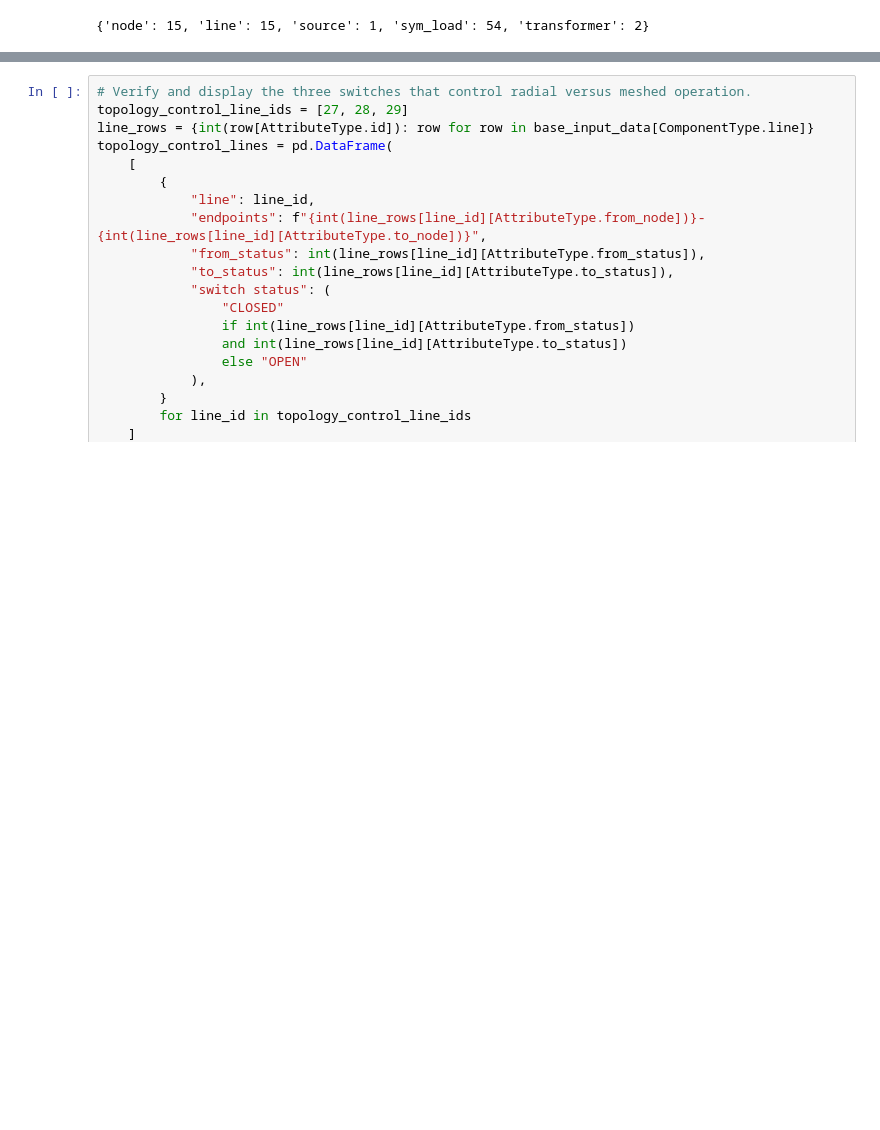
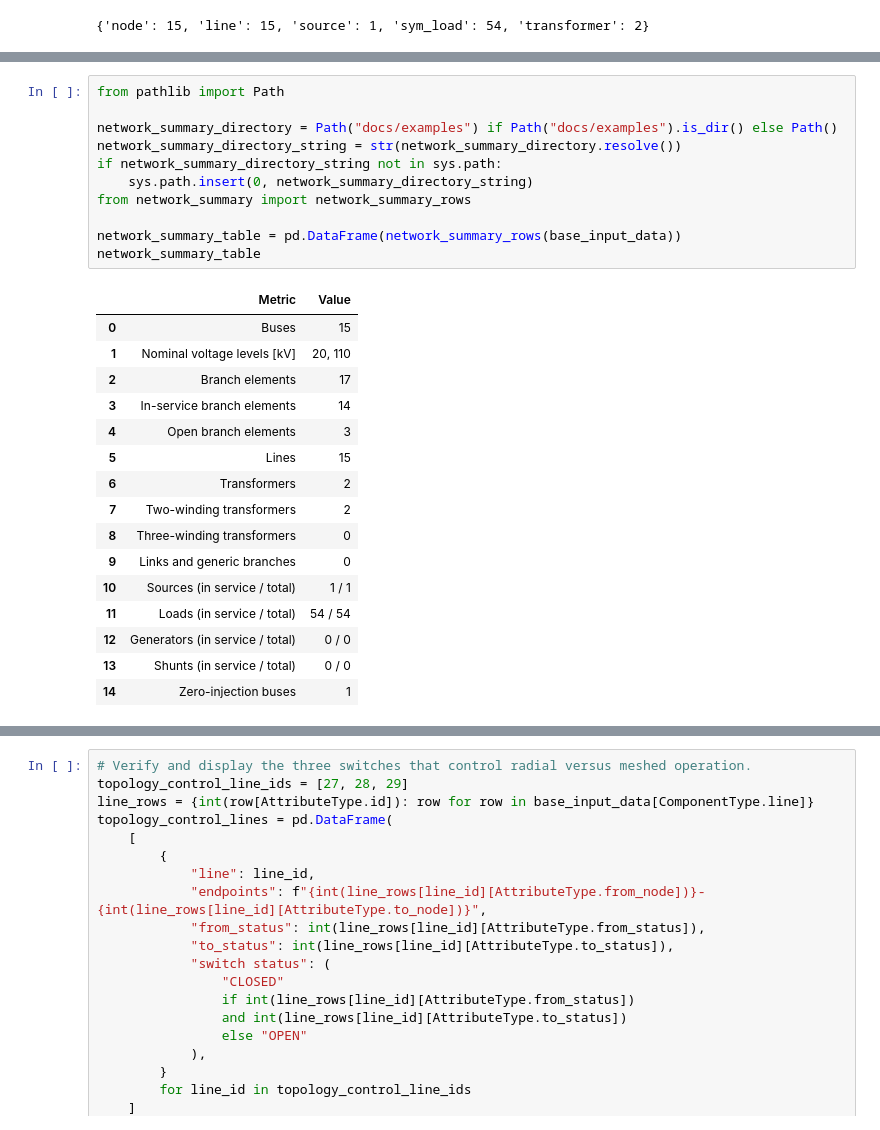
Before and after one commit to Plusero/power-grid-model, a Jupyter notebook: docs/examples/CIGRE MV State Estimation UQ Example.ipynb, the cells around one changed output, grey strips where cells are left out. Drawn from its saved outputs; the diff is of its cells as text; blank space fills up the shorter version.

```diff
--- a/docs/examples/CIGRE MV State Estimation UQ Example.ipynb
+++ b/docs/examples/CIGRE MV State Estimation UQ Example.ipynb
@@ -441,3 +445,31 @@ print({str(component): len(values) for component, values in base_input_data.item
+# %%
+from pathlib import Path
+
+network_summary_directory = Path("docs/examples") if Path("docs/examples").is_dir() else Path()
+network_summary_directory_string = str(network_summary_directory.resolve())
+if network_summary_directory_string not in sys.path:
+    sys.path.insert(0, network_summary_directory_string)
+from network_summary import network_summary_rows
+
+network_summary_table = pd.DataFrame(network_summary_rows(base_input_data))
+network_summary_table
+# %% [output]
+|  | Metric | Value |
+| 0 | Buses | 15 |
+| 1 | Nominal voltage levels [kV] | 20, 110 |
+| 2 | Branch elements | 17 |
+| 3 | In-service branch elements | 14 |
+| 4 | Open branch elements | 3 |
+| 5 | Lines | 15 |
+| 6 | Transformers | 2 |
+| 7 | Two-winding transformers | 2 |
+| 8 | Three-winding transformers | 0 |
+| 9 | Links and generic branches | 0 |
+| 10 | Sources (in service / total) | 1 / 1 |
+| 11 | Loads (in service / total) | 54 / 54 |
+| 12 | Generators (in service / total) | 0 / 0 |
+| 13 | Shunts (in service / total) | 0 / 0 |
+| 14 | Zero-injection buses | 1 |
 # %% [markdown]
 ## CIGRE MV topology
 
```
Also changed, not shown: parts of 5 cells of this notebook, 13 other files.
